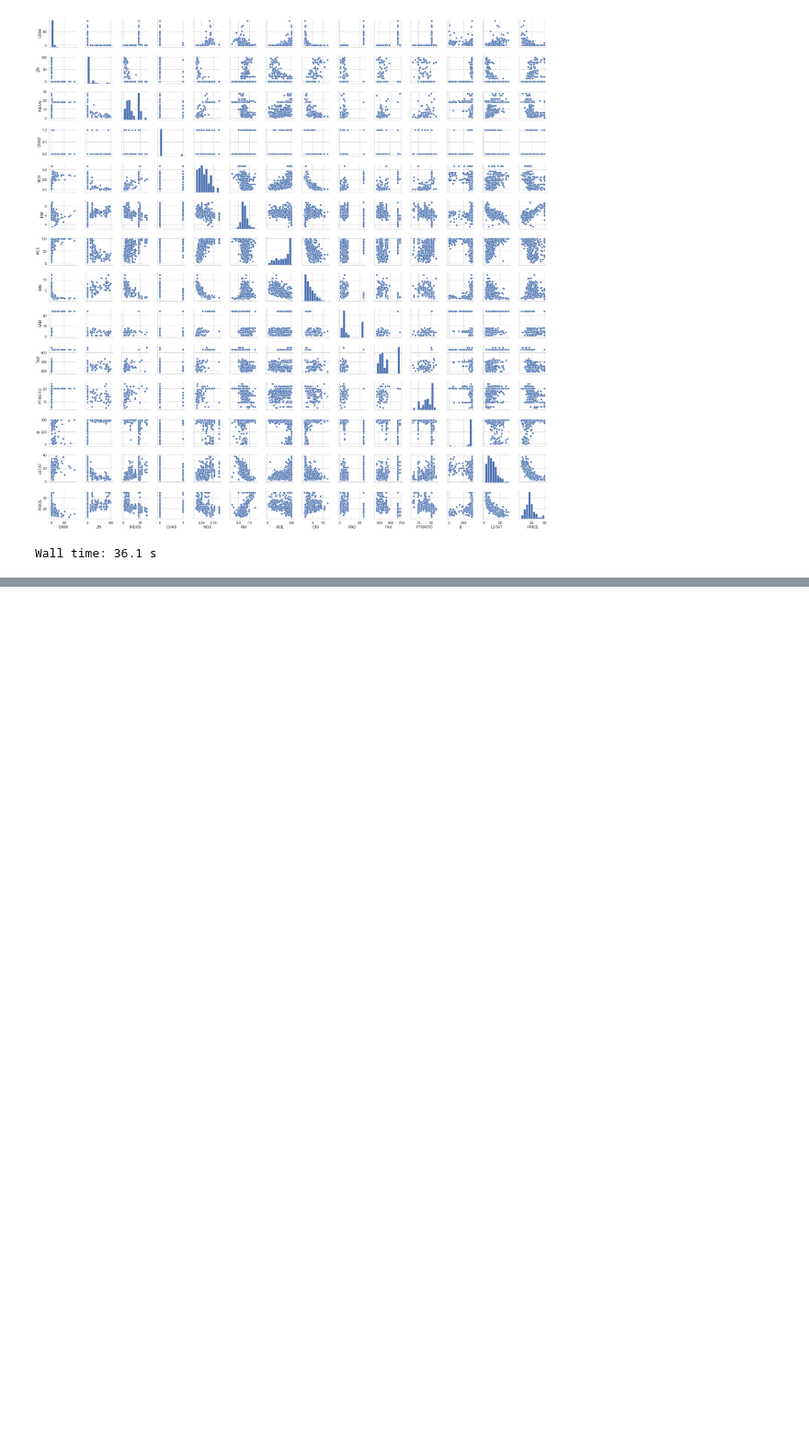
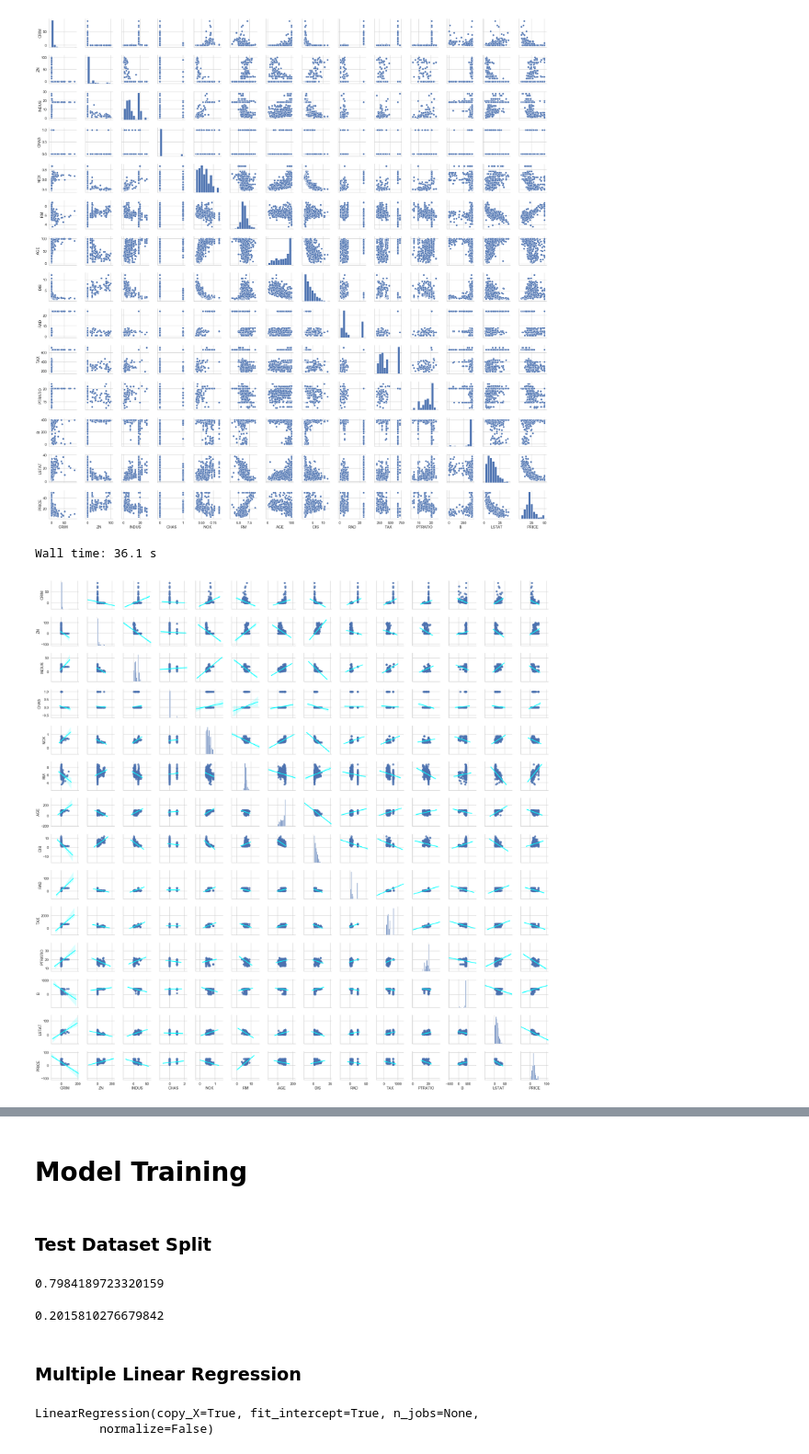
Before and after one commit to mounirboulwafa/House-Prices-Prediction-w-Multiple-Regression, a Jupyter notebook: house-prices-prediction-w-multiple-regression.ipynb, the cells around one changed output, grey strips where cells are left out. Shown at 92% size. Drawn from its saved outputs; the diff is of its cells as text; code cells hidden in the pictures; blank space fills up the shorter version.

Commit message:
Model Training

```diff
--- a/house-prices-prediction-w-multiple-regression.ipynb
+++ b/house-prices-prediction-w-multiple-regression.ipynb
@@ -468,3 +470,10 @@ plt.show()
 # %% [output]
 [figure]
 Wall time: 36.1 s
+# %%
+%%time
+
+sns.pairplot(data, kind='reg', plot_kws={'line_kws':{'color': 'cyan'}})
+plt.show()
+# %% [output]
+[figure, added]
@@ -470,0 +481,4 @@ Wall time: 36.1 s
+# %% [markdown]
+# Model Training
+# %% [markdown]
+### Test Dataset Split
@@ -470,0 +492,18 @@ Wall time: 36.1 s
+# %%
+# Test the % of training dataset
+len(X_train)/len(features)
+# %% [output]
+0.7984189723320159
+# %%
+# Test the % of test data set
+X_test.shape[0]/features.shape[0]
+# %% [output]
+0.2015810276679842
+# %% [markdown]
+### Multiple Linear Regression
+# %%
+regr = LinearRegression()
+regr.fit(X_train, y_train)
+# %% [output]
+LinearRegression(copy_X=True, fit_intercept=True, n_jobs=None,
+         normalize=False)
```
Also changed, not shown: parts of 9 cells of this notebook.
